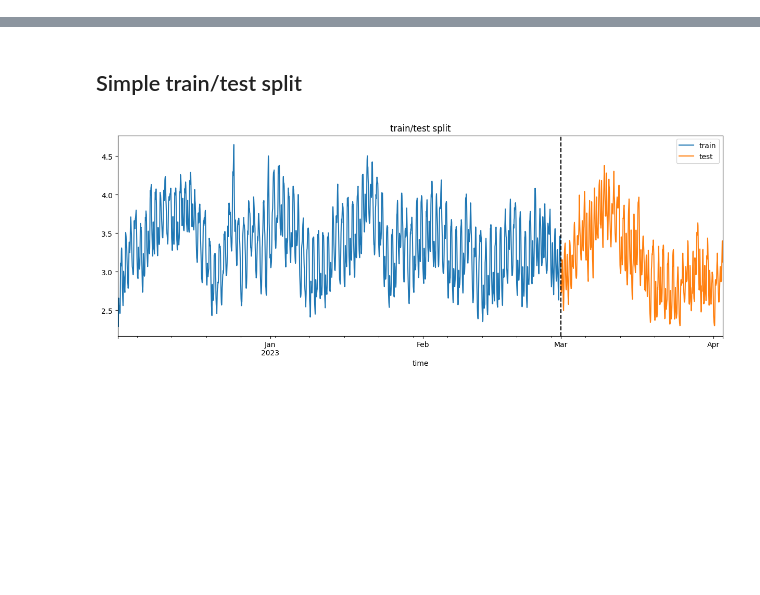
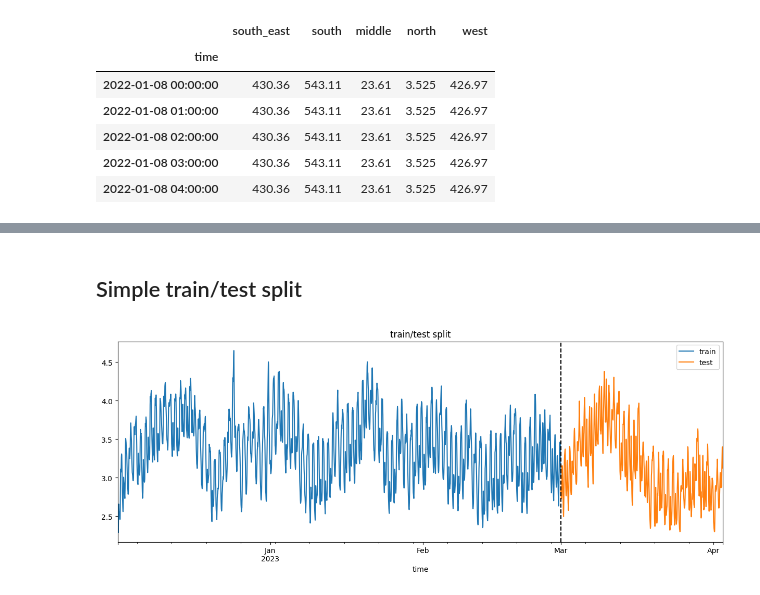
Before and after one commit to elibir/tdt4259-group75, a Jupyter notebook: xgboost.ipynb, the cells around one changed output, grey strips where cells are left out. Cells and saved outputs as stored; diff of their text form; code cells hidden in the pictures; blank space fills up the shorter version.

Commit message:
xgboost added prices.csv

```diff
--- a/xgboost.ipynb
+++ b/xgboost.ipynb
@@ -13,2 +13,16 @@ df = pd.read_csv("data\consumption_temp.csv")
 df = df.set_index('time')
 df.index = pd.to_datetime(df.index)
+# %%
+prices = pd.read_csv("data/prices.csv", sep=';')
+prices = prices.set_index('time')
+prices.index = pd.to_datetime(prices.index)
+prices = prices.resample('H').ffill()
+prices.head()
+# %% [output]
+|  | south_east | south | middle | north | west |
+| time |  |  |  |  |  |
+| 2022-01-08 00:00:00 | 430.36 | 543.11 | 23.61 | 3.525 | 426.97 |
+| 2022-01-08 01:00:00 | 430.36 | 543.11 | 23.61 | 3.525 | 426.97 |
+| 2022-01-08 02:00:00 | 430.36 | 543.11 | 23.61 | 3.525 | 426.97 |
+| 2022-01-08 03:00:00 | 430.36 | 543.11 | 23.61 | 3.525 | 426.97 |
+| 2022-01-08 04:00:00 | 430.36 | 543.11 | 23.61 | 3.525 | 426.97 |
```
Also changed, not shown: parts of 5 cells of this notebook.
